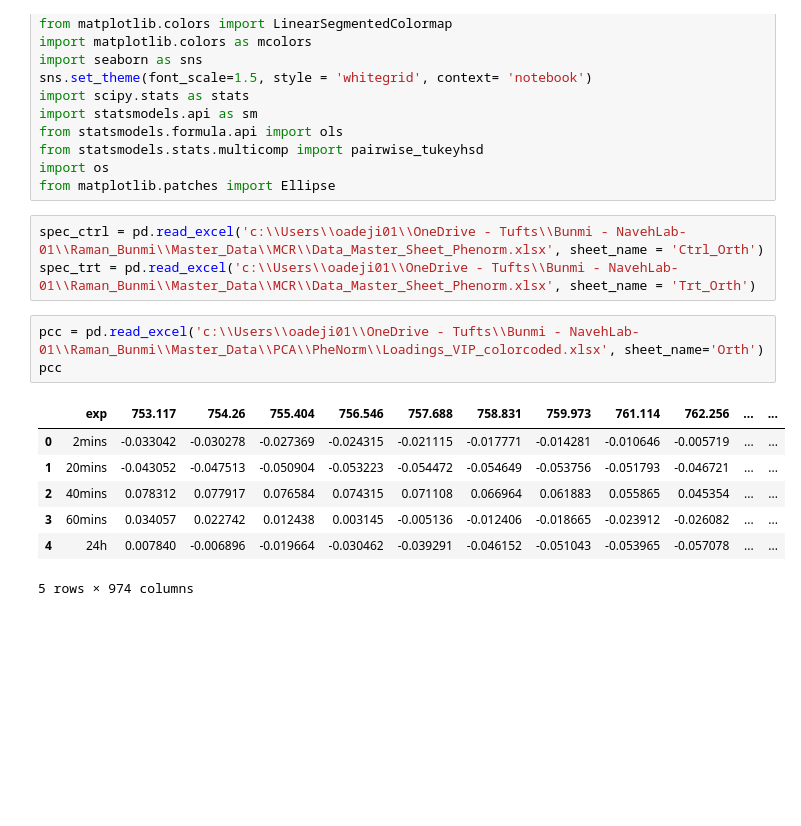
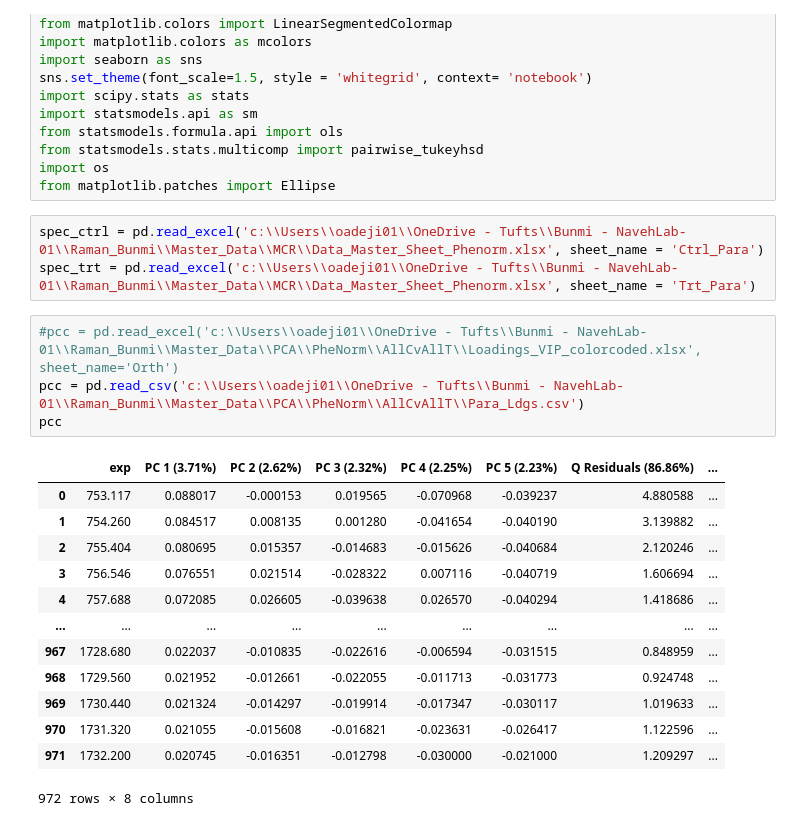
Before and after one commit to bunmiadejimi/Raman_Collagen, a Jupyter notebook: pca_loadings_viz.ipynb, the cells around one changed output. Drawn from its saved outputs; the diff is of its cells as text; blank space fills up the shorter version.

```diff
--- a/pca_loadings_viz.ipynb
+++ b/pca_loadings_viz.ipynb
@@ -13,16 +13,23 @@ from statsmodels.stats.multicomp import pairwise_tukeyhsd
 import os
 from matplotlib.patches import Ellipse
 # %%
-spec_ctrl = pd.read_excel('c:\\Users\\oadeji01\\OneDrive - Tufts\\Bunmi - NavehLab-01\\Raman_Bunmi\\Master_Data\\MCR\\Data_Master_Sheet_Phenorm.xlsx', sheet_name = 'Ctrl_Orth')
-spec_trt = pd.read_excel('c:\\Users\\oadeji01\\OneDrive - Tufts\\Bunmi - NavehLab-01\\Raman_Bunmi\\Master_Data\\MCR\\Data_Master_Sheet_Phenorm.xlsx', sheet_name = 'Trt_Orth')
+spec_ctrl = pd.read_excel('c:\\Users\\oadeji01\\OneDrive - Tufts\\Bunmi - NavehLab-01\\Raman_Bunmi\\Master_Data\\MCR\\Data_Master_Sheet_Phenorm.xlsx', sheet_name = 'Ctrl_Para')
+spec_trt = pd.read_excel('c:\\Users\\oadeji01\\OneDrive - Tufts\\Bunmi - NavehLab-01\\Raman_Bunmi\\Master_Data\\MCR\\Data_Master_Sheet_Phenorm.xlsx', sheet_name = 'Trt_Para')
 # %%
-pcc = pd.read_excel('c:\\Users\\oadeji01\\OneDrive - Tufts\\Bunmi - NavehLab-01\\Raman_Bunmi\\Master_Data\\PCA\\PheNorm\\Loadings_VIP_colorcoded.xlsx', sheet_name='Orth')
+#pcc = pd.read_excel('c:\\Users\\oadeji01\\OneDrive - Tufts\\Bunmi - NavehLab-01\\Raman_Bunmi\\Master_Data\\PCA\\PheNorm\\AllCvAllT\\Loadings_VIP_colorcoded.xlsx', sheet_name='Orth')
+pcc = pd.read_csv('c:\\Users\\oadeji01\\OneDrive - Tufts\\Bunmi - NavehLab-01\\Raman_Bunmi\\Master_Data\\PCA\\PheNorm\\AllCvAllT\\Para_Ldgs.csv')
 pcc
 # %% [output]
-|  | exp | 753.117 | 754.26 | 755.404 | 756.546 | 757.688 | 758.831 | 759.973 | 761.114 | 762.256 | ... | ... |
-| 0 | 2mins | -0.033042 | -0.030278 | -0.027369 | -0.024315 | -0.021115 | -0.017771 | -0.014281 | -0.010646 | -0.005719 | ... | ... |
-| 1 | 20mins | -0.043052 | -0.047513 | -0.050904 | -0.053223 | -0.054472 | -0.054649 | -0.053756 | -0.051793 | -0.046721 | ... | ... |
-| 2 | 40mins | 0.078312 | 0.077917 | 0.076584 | 0.074315 | 0.071108 | 0.066964 | 0.061883 | 0.055865 | 0.045354 | ... | ... |
-| 3 | 60mins | 0.034057 | 0.022742 | 0.012438 | 0.003145 | -0.005136 | -0.012406 | -0.018665 | -0.023912 | -0.026082 | ... | ... |
-| 4 | 24h | 0.007840 | -0.006896 | -0.019664 | -0.030462 | -0.039291 | -0.046152 | -0.051043 | -0.053965 | -0.057078 | ... | ... |
+|  | exp | PC 1 (3.71%) | PC 2 (2.62%) | PC 3 (2.32%) | PC 4 (2.25%) | PC 5 (2.23%) | Q Residuals (86.86%) | ... |
+| 0 | 753.117 | 0.088017 | -0.000153 | 0.019565 | -0.070968 | -0.039237 | 4.880588 | ... |
+| 1 | 754.260 | 0.084517 | 0.008135 | 0.001280 | -0.041654 | -0.040190 | 3.139882 | ... |
+| 2 | 755.404 | 0.080695 | 0.015357 | -0.014683 | -0.015626 | -0.040684 | 2.120246 | ... |
+| 3 | 756.546 | 0.076551 | 0.021514 | -0.028322 | 0.007116 | -0.040719 | 1.606694 | ... |
+| 4 | 757.688 | 0.072085 | 0.026605 | -0.039638 | 0.026570 | -0.040294 | 1.418686 | ... |
+| ... | ... | ... | ... | ... | ... | ... | ... | ... |
+| 967 | 1728.680 | 0.022037 | -0.010835 | -0.022616 | -0.006594 | -0.031515 | 0.848959 | ... |
+| 968 | 1729.560 | 0.021952 | -0.012661 | -0.022055 | -0.011713 | -0.031773 | 0.924748 | ... |
+| 969 | 1730.440 | 0.021324 | -0.014297 | -0.019914 | -0.017347 | -0.030117 | 1.019633 | ... |
+| 970 | 1731.320 | 0.021055 | -0.015608 | -0.016821 | -0.023631 | -0.026417 | 1.122596 | ... |
+| 971 | 1732.200 | 0.020745 | -0.016351 | -0.012798 | -0.030000 | -0.021000 | 1.209297 | ... |
-5 rows × 974 columns
+972 rows × 8 columns
```
Also changed, not shown: parts of 5 cells of this notebook.
